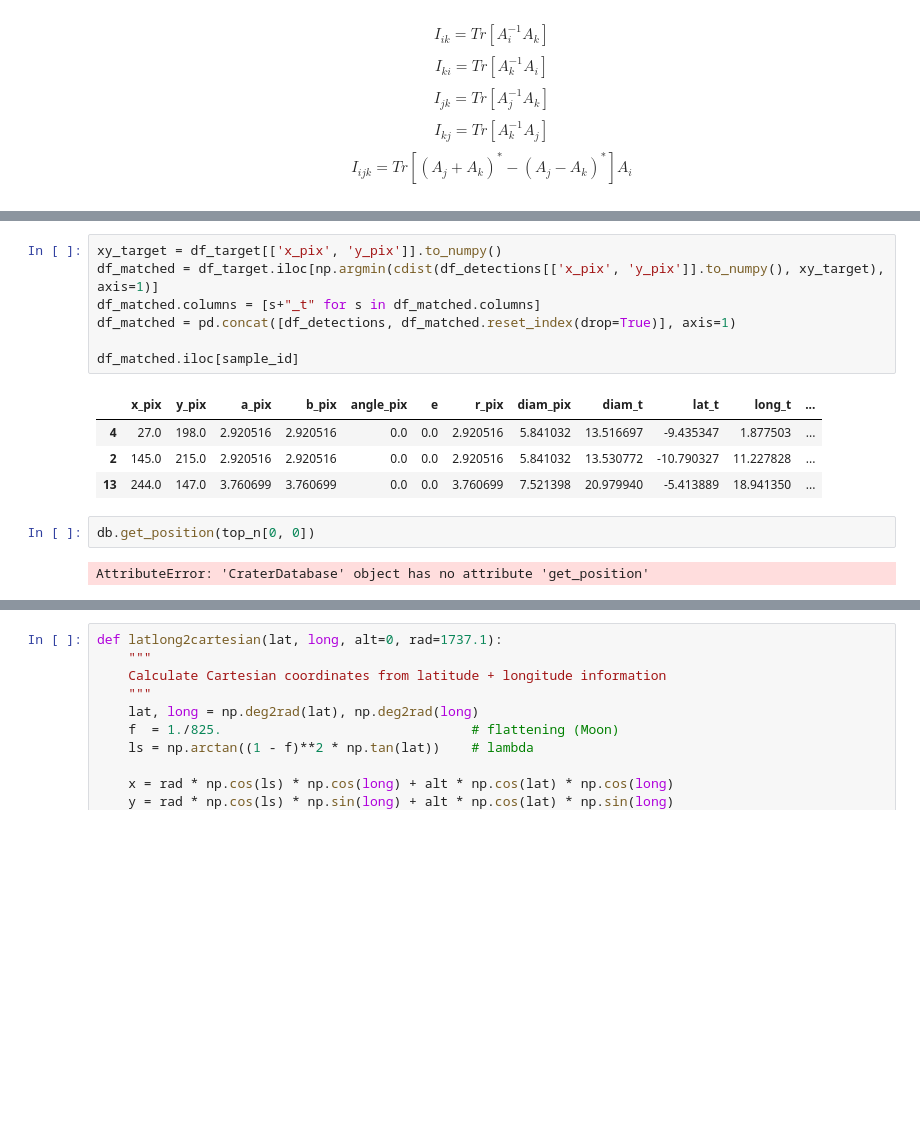
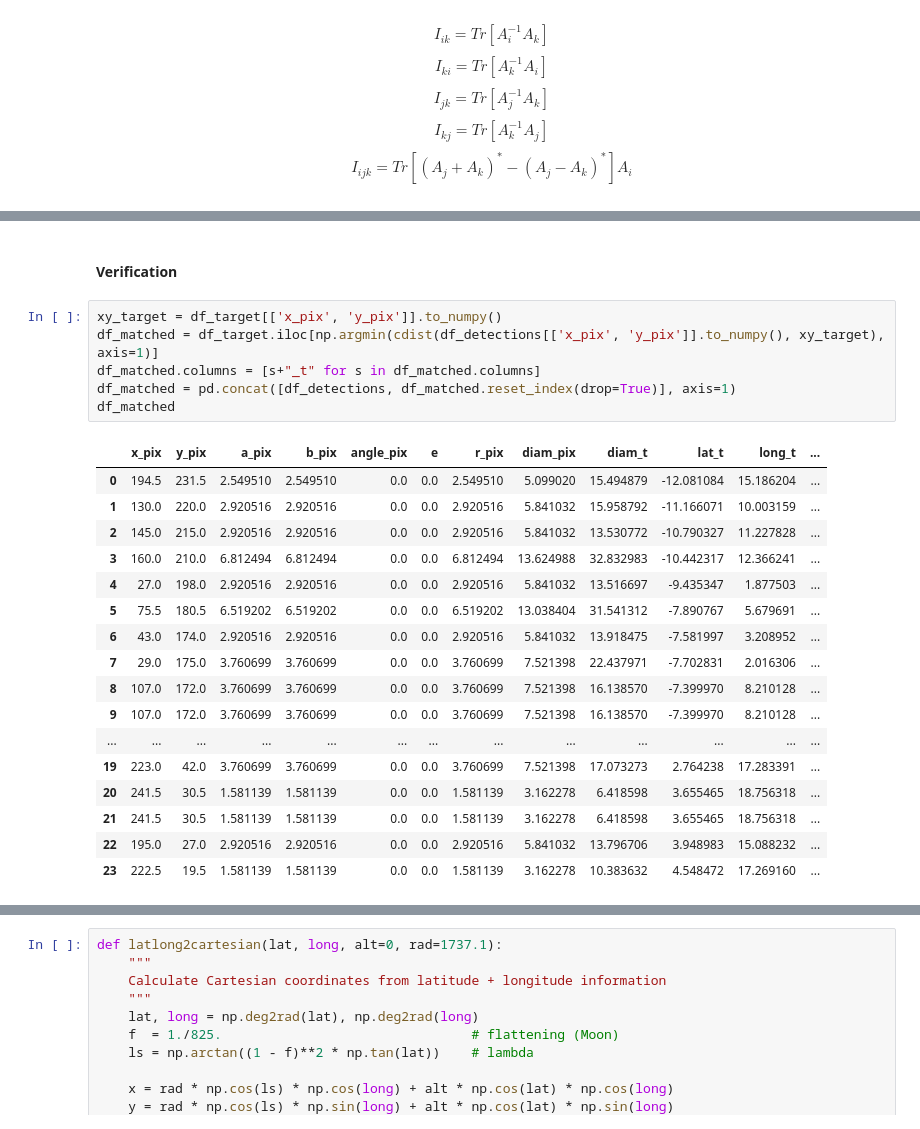
Before and after one commit to wdoppenberg/crater-detection, a Jupyter notebook: notebooks/crater_identification.ipynb, the cells around one changed output, grey strips where cells are left out. Drawn from its saved outputs; the diff is of its cells as text; blank space fills up the shorter version.

```diff
--- a/notebooks/crater_identification.ipynb
+++ b/notebooks/crater_identification.ipynb
@@ -187,19 +219,29 @@ for o in cyclic_permutations([0, 1, 2]):
+# %% [markdown]
+#### Verification
 # %%
 xy_target = df_target[['x_pix', 'y_pix']].to_numpy()
 df_matched = df_target.iloc[np.argmin(cdist(df_detections[['x_pix', 'y_pix']].to_numpy(), xy_target), axis=1)]
 df_matched.columns = [s+"_t" for s in df_matched.columns]
 df_matched = pd.concat([df_detections, df_matched.reset_index(drop=True)], axis=1)
-
-df_matched.iloc[sample_id]
+df_matched
 # %% [output]
 |  | x_pix | y_pix | a_pix | b_pix | angle_pix | e | r_pix | diam_pix | diam_t | lat_t | long_t | ... |
+| 0 | 194.5 | 231.5 | 2.549510 | 2.549510 | 0.0 | 0.0 | 2.549510 | 5.099020 | 15.494879 | -12.081084 | 15.186204 | ... |
+| 1 | 130.0 | 220.0 | 2.920516 | 2.920516 | 0.0 | 0.0 | 2.920516 | 5.841032 | 15.958792 | -11.166071 | 10.003159 | ... |
+| 2 | 145.0 | 215.0 | 2.920516 | 2.920516 | 0.0 | 0.0 | 2.920516 | 5.841032 | 13.530772 | -10.790327 | 11.227828 | ... |
+| 3 | 160.0 | 210.0 | 6.812494 | 6.812494 | 0.0 | 0.0 | 6.812494 | 13.624988 | 32.832983 | -10.442317 | 12.366241 | ... |
 | 4 | 27.0 | 198.0 | 2.920516 | 2.920516 | 0.0 | 0.0 | 2.920516 | 5.841032 | 13.516697 | -9.435347 | 1.877503 | ... |
-| 2 | 145.0 | 215.0 | 2.920516 | 2.920516 | 0.0 | 0.0 | 2.920516 | 5.841032 | 13.530772 | -10.790327 | 11.227828 | ... |
-| 13 | 244.0 | 147.0 | 3.760699 | 3.760699 | 0.0 | 0.0 | 3.760699 | 7.521398 | 20.979940 | -5.413889 | 18.941350 | ... |
+| 5 | 75.5 | 180.5 | 6.519202 | 6.519202 | 0.0 | 0.0 | 6.519202 | 13.038404 | 31.541312 | -7.890767 | 5.679691 | ... |
+| 6 | 43.0 | 174.0 | 2.920516 | 2.920516 | 0.0 | 0.0 | 2.920516 | 5.841032 | 13.918475 | -7.581997 | 3.208952 | ... |
+| 7 | 29.0 | 175.0 | 3.760699 | 3.760699 | 0.0 | 0.0 | 3.760699 | 7.521398 | 22.437971 | -7.702831 | 2.016306 | ... |
+| 8 | 107.0 | 172.0 | 3.760699 | 3.760699 | 0.0 | 0.0 | 3.760699 | 7.521398 | 16.138570 | -7.399970 | 8.210128 | ... |
+| 9 | 107.0 | 172.0 | 3.760699 | 3.760699 | 0.0 | 0.0 | 3.760699 | 7.521398 | 16.138570 | -7.399970 | 8.210128 | ... |
+| ... | ... | ... | ... | ... | ... | ... | ... | ... | ... | ... | ... | ... |
+| 19 | 223.0 | 42.0 | 3.760699 | 3.760699 | 0.0 | 0.0 | 3.760699 | 7.521398 | 17.073273 | 2.764238 | 17.283391 | ... |
+| 20 | 241.5 | 30.5 | 1.581139 | 1.581139 | 0.0 | 0.0 | 1.581139 | 3.162278 | 6.418598 | 3.655465 | 18.756318 | ... |
+| 21 | 241.5 | 30.5 | 1.581139 | 1.581139 | 0.0 | 0.0 | 1.581139 | 3.162278 | 6.418598 | 3.655465 | 18.756318 | ... |
+| 22 | 195.0 | 27.0 | 2.920516 | 2.920516 | 0.0 | 0.0 | 2.920516 | 5.841032 | 13.796706 | 3.948983 | 15.088232 | ... |
+| 23 | 222.5 | 19.5 | 1.581139 | 1.581139 | 0.0 | 0.0 | 1.581139 | 3.162278 | 10.383632 | 4.548472 | 17.269160 | ... |
-# %%
-db.get_position(top_n[0, 0])
-# %% [output]
-AttributeError: 'CraterDatabase' object has no attribute 'get_position'
 # %%
 img_matched = np.zeros_like(batch[0, 0])
 for index, r in df_matched.iterrows():
```
Also changed, not shown: parts of 15 cells of this notebook, 9 other files.
